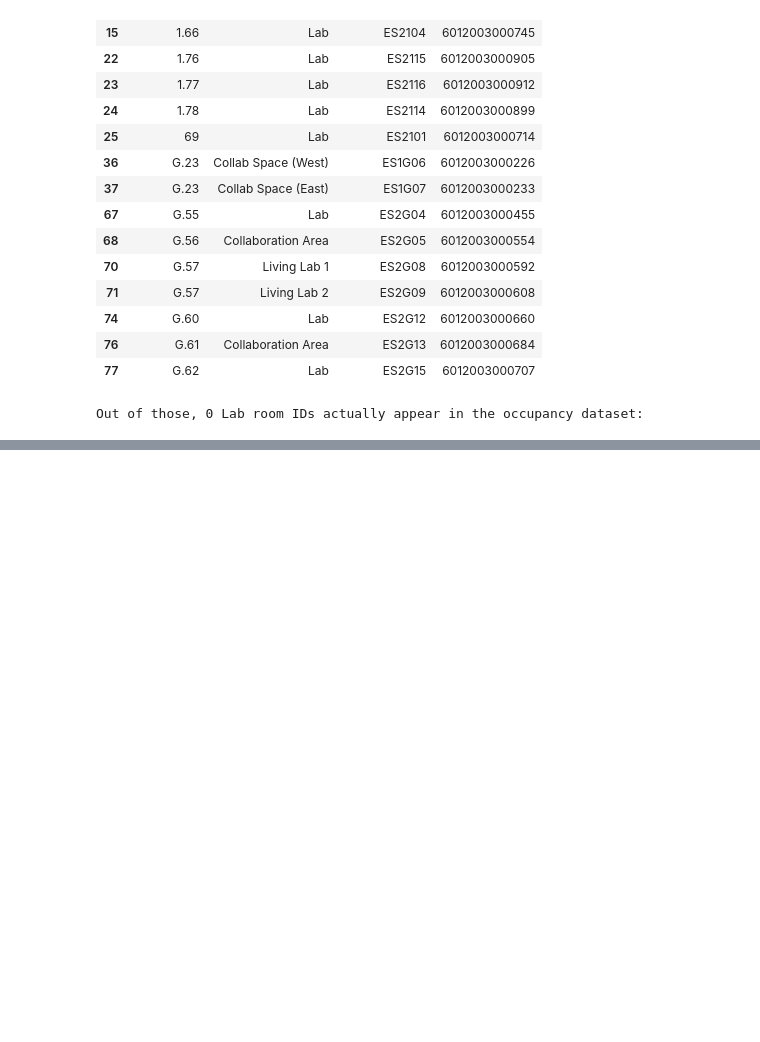
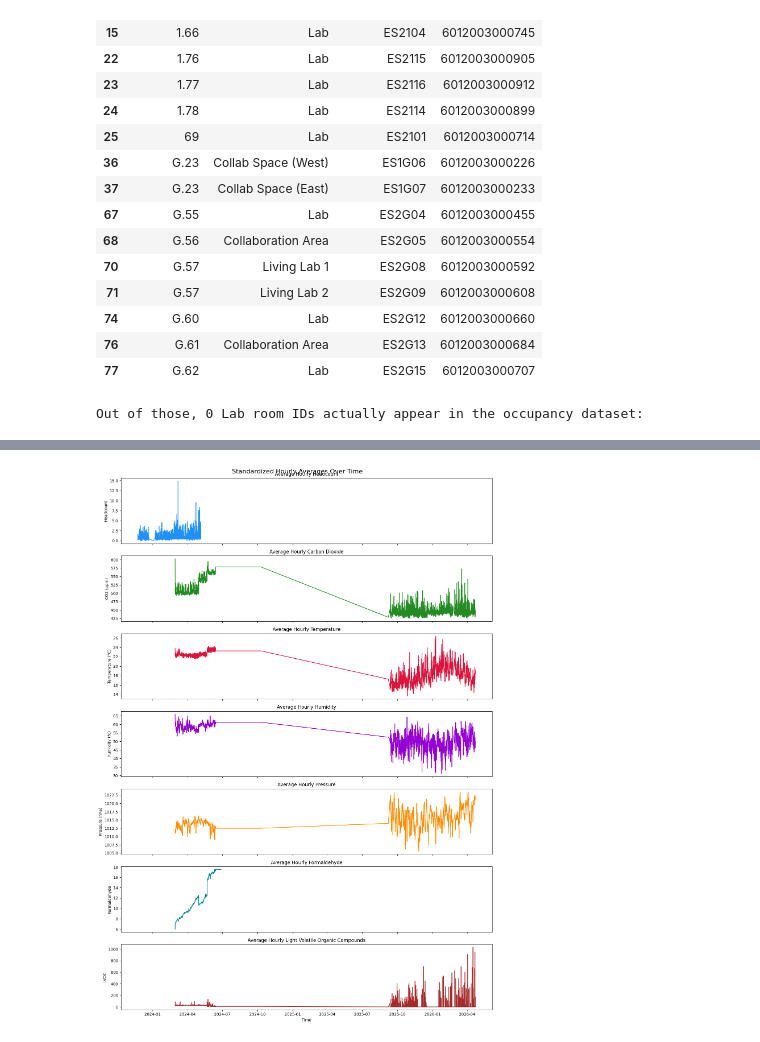
Before and after one commit to HarperVicic/MMA3001-Project, a Jupyter notebook: Data_Input.ipynb, the cells around one changed output, grey strips where cells are left out. Drawn from its saved outputs; the diff is of its cells as text; code cells hidden in the pictures; blank space fills up the shorter version.

Commit message:
training and validation data ranges found, baseline plot made.

```diff
--- a/Data_Input.ipynb
+++ b/Data_Input.ipynb
@@ -346,0 +353,18 @@ No partial ID matches found either.
+# %%
+# 1. Convert 'createdate' to datetime in cleaned_env_df
+cleaned_env_df['createdate'] = pd.to_datetime(cleaned_env_df['createdate'], format='mixed', utc=True, errors='coerce')
+
+# 2. Sort both datasets by their respective timestamp columns
+df = df.sort_values(by='collecteddate')
+cleaned_env_df = cleaned_env_df.sort_values(by='createdate')
+
+# 3. Calculate time differences between consecutive timestamps
+df['time_diff'] = df['collecteddate'].diff()
+cleaned_env_df['time_diff'] = cleaned_env_df['createdate'].diff()
+
+# 4. Compute and print summary statistics for the time differences
+print("=== Occupancy Dataset (df) Time Differences Summary ===")
+print(df['time_diff'].describe())
+
+print("\n=== Environmental Dataset (cleaned_env_df) Time Differences Summary ===")
+print(cleaned_env_df['time_diff'].describe())
@@ -346,0 +504,53 @@ No partial ID matches found either.
+# %%
+import matplotlib.pyplot as plt
+import seaborn as sns
+import pandas as pd
+
+# Aggregate global hourly averages across all devices/sensors for a clean visualization
+occ_agg = hourly_occ_df.groupby('collecteddate')['avg_headcount'].mean().reset_index().rename(columns={'collecteddate': 'time'})
+env_agg = hourly_env_df.groupby('createdate')[['Carbon dioxide', 'Temperature', 'Humidity', 'Pressure', 'Formaldehyde', 'Light Volatile Organic Compounds']].mean().reset_index().rename(columns={'createdate': 'time'})
+
+# Set up the figure and subplots
+fig, axes = plt.subplots(7, 1, figsize=(14, 20), sharex=True)
+fig.suptitle('Standardized Hourly Averages Over Time', fontsize=16)
+
+# 1. Headcount
+sns.lineplot(data=occ_agg, x='time', y='avg_headcount', ax=axes[0], color='dodgerblue')
+axes[0].set_ylabel('Headcount')
+axes[0].set_title('Average Hourly Headcount')
+
+# 2. Carbon Dioxide (CO2)
+sns.lineplot(data=env_agg, x='time', y='Carbon dioxide', ax=axes[1], color='forestgreen')
+axes[1].set_ylabel('CO2 (ppm)')
+axes[1].set_title('Average Hourly Carbon Dioxide')
+
+# 3. Temperature
+sns.lineplot(data=env_agg, x='time', y='Temperature', ax=axes[2], color='crimson')
+axes[2].set_ylabel('Temperature (°C)')
+axes[2].set_title('Average Hourly Temperature')
+
+# 4. Humidity
+sns.lineplot(data=env_agg, x='time', y='Humidity', ax=axes[3], color='darkviolet')
+axes[3].set_ylabel('Humidity (%)')
+axes[3].set_title('Average Hourly Humidity')
+
+# 5. Pressure
+sns.lineplot(data=env_agg, x='time', y='Pressure', ax=axes[4], color='darkorange')
+axes[4].set_ylabel('Pressure (hPa)')
+axes[4].set_title('Average Hourly Pressure')
+
+# 6. Formaldehyde
+sns.lineplot(data=env_agg, x='time', y='Formaldehyde', ax=axes[5], color='teal')
+axes[5].set_ylabel('Formaldehyde')
+axes[5].set_title('Average Hourly Formaldehyde')
+
+# 7. LVOC
+sns.lineplot(data=env_agg, x='time', y='Light Volatile Organic Compounds', ax=axes[6], color='brown')
+axes[6].set_ylabel('LVOC')
+axes[6].set_title('Average Hourly Light Volatile Organic Compounds')
+axes[6].set_xlabel('Time')
+
+plt.tight_layout()
+plt.show()
+# %% [output]
+[figure, added]
```
Also changed, not shown: parts of 32 cells of this notebook.
